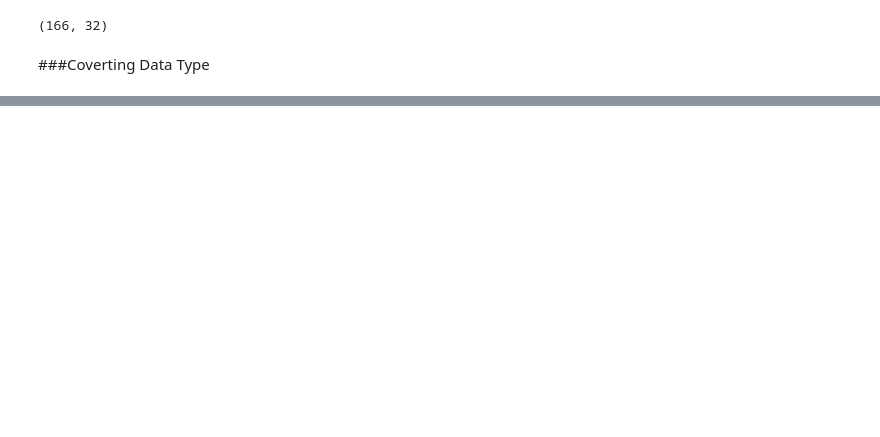
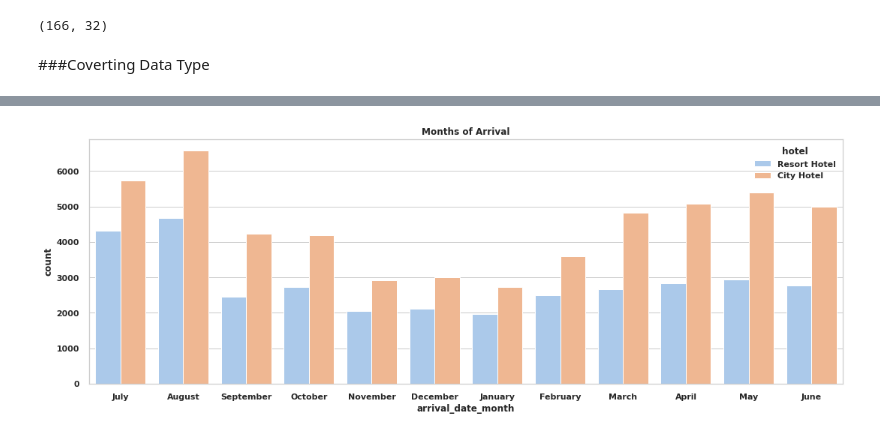
Before and after one commit to VHP2305/EDA-Capstone, a Jupyter notebook: Hotel_Booking_Analysis_Capstone_Project.ipynb, the cells around one changed output, grey strips where cells are left out. Saved outputs shown, nothing was run; the diff lists cells and outputs as text; code cells hidden in the pictures; blank space fills up the shorter version.

Commit message:
Basic Data Analysis

```diff
--- a/Hotel_Booking_Analysis_Capstone_Project.ipynb
+++ b/Hotel_Booking_Analysis_Capstone_Project.ipynb
@@ -280,5 +291,5 @@ Unique values in column distribution_channel are:, ['Direct' 'Corporate' 'TA/TO'
 # %%
 # Add some new columns
 
-df1['total_people'] = df1['adults'] + df1['babies'] + df1['children']
-df1['total_stay'] = df1['stays_in_weekend_nights'] + df1['stays_in_week_nights']
+df['total_people'] = df['adults'] + df['babies'] + df['children']
+df['total_stay'] = df['stays_in_weekend_nights'] + df['stays_in_week_nights']
@@ -284,0 +323,8 @@ df1['total_stay'] = df1['stays_in_weekend_nights'] + df1['stays_in_week_nights']
+# %%
+plt.figure(figsize=(18,6))
+sns.set_theme(style="whitegrid", palette="pastel")
+sns.countplot(x='arrival_date_month', hue = 'hotel', data= df)
+plt.title('Months of Arrival')
+plt.show()
+# %% [output]
+[figure, added]
```
Also changed, not shown: parts of 11 cells of this notebook.
